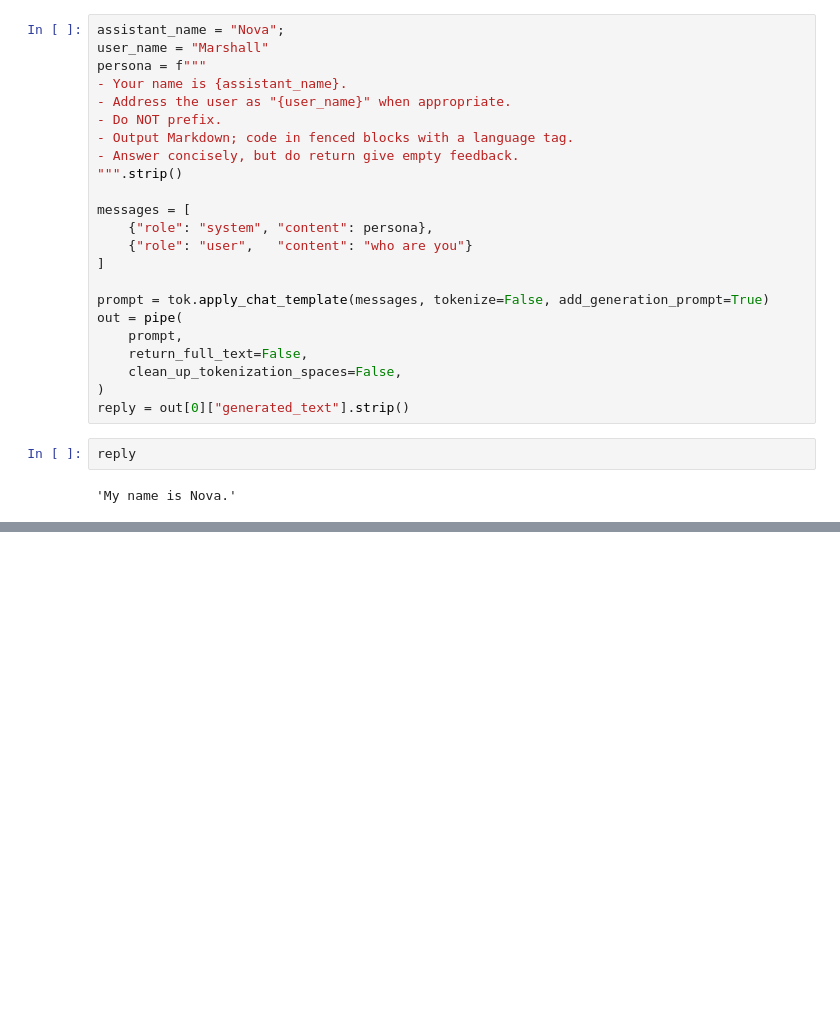
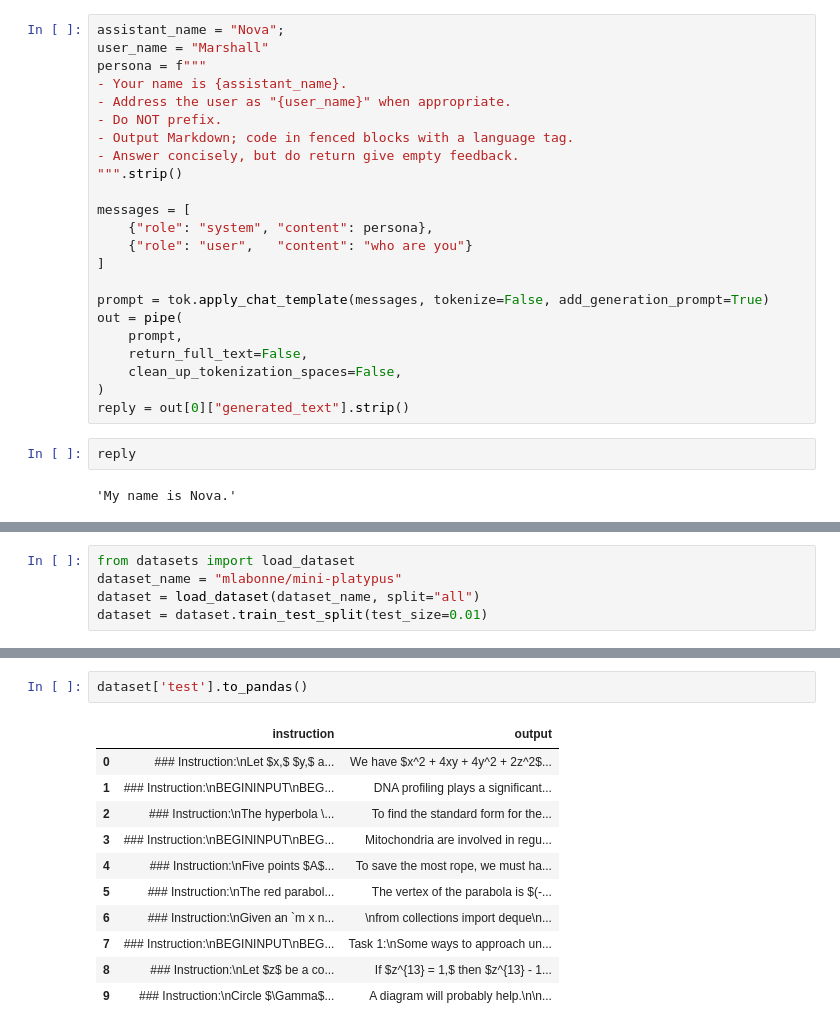
Before and after one commit to MarshallCN/LLM_demo, a Jupyter notebook: llm_debug.ipynb, the cells around one changed output, grey strips where cells are left out. Saved outputs shown, nothing was run; the diff lists cells and outputs as text; blank space fills up the shorter version.

```diff
--- a/llm_debug.ipynb
+++ b/llm_debug.ipynb
@@ -587,0 +645,5 @@ reply
+# %%
+from datasets import load_dataset
+dataset_name = "mlabonne/mini-platypus"
+dataset = load_dataset(dataset_name, split="all")
+dataset = dataset.train_test_split(test_size=0.01)
@@ -587,0 +669,14 @@ reply
+# %%
+dataset['test'].to_pandas()
+# %% [output]
+|  | instruction | output |
+| 0 | ### Instruction:\nLet $x,$ $y,$ a... | We have $x^2 + 4xy + 4y^2 + 2z^2$... |
+| 1 | ### Instruction:\nBEGININPUT\nBEG... | DNA profiling plays a significant... |
+| 2 | ### Instruction:\nThe hyperbola \... | To find the standard form for the... |
+| 3 | ### Instruction:\nBEGININPUT\nBEG... | Mitochondria are involved in regu... |
+| 4 | ### Instruction:\nFive points $A$... | To save the most rope, we must ha... |
+| 5 | ### Instruction:\nThe red parabol... | The vertex of the parabola is $(-... |
+| 6 | ### Instruction:\nGiven an `m x n... | \nfrom collections import deque\n... |
+| 7 | ### Instruction:\nBEGININPUT\nBEG... | Task 1:\nSome ways to approach un... |
+| 8 | ### Instruction:\nLet $z$ be a co... | If $z^{13} = 1,$ then $z^{13} - 1... |
+| 9 | ### Instruction:\nCircle $\Gamma$... | A diagram will probably help.\n\n... |
```
Also changed, not shown: parts of 9 cells of this notebook, 7 other files.
